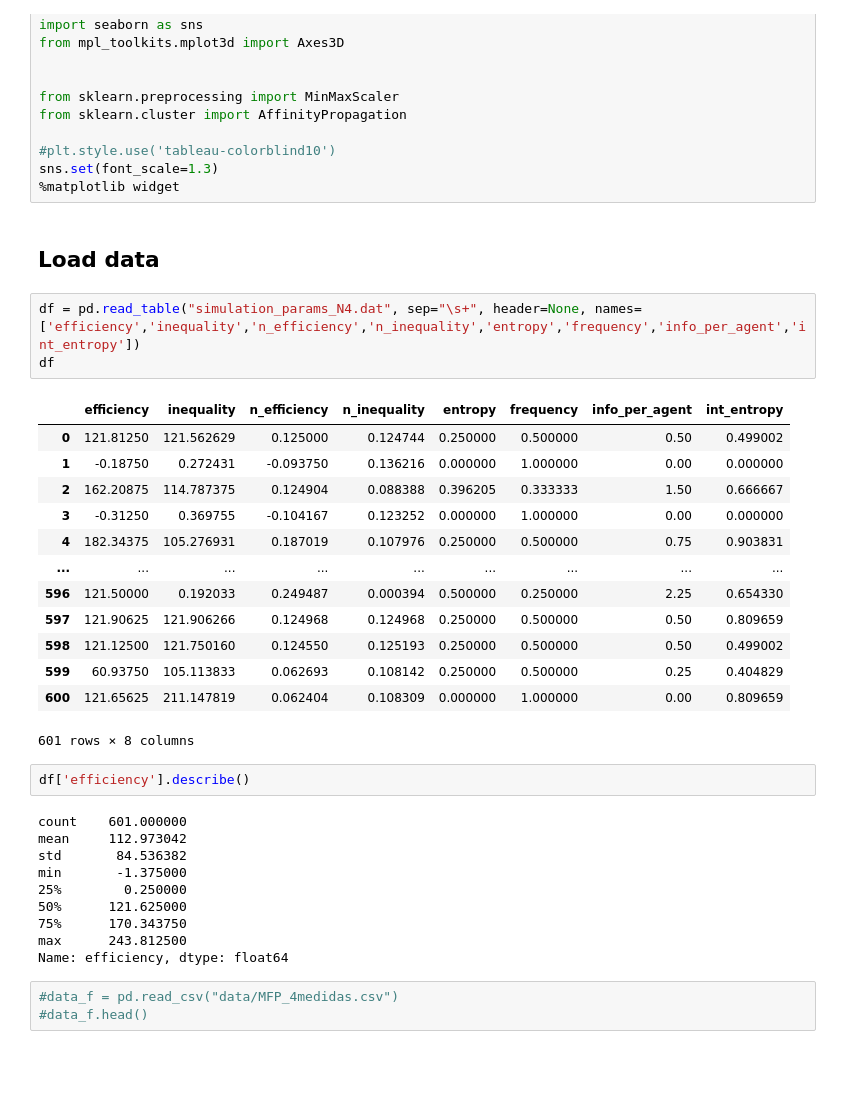
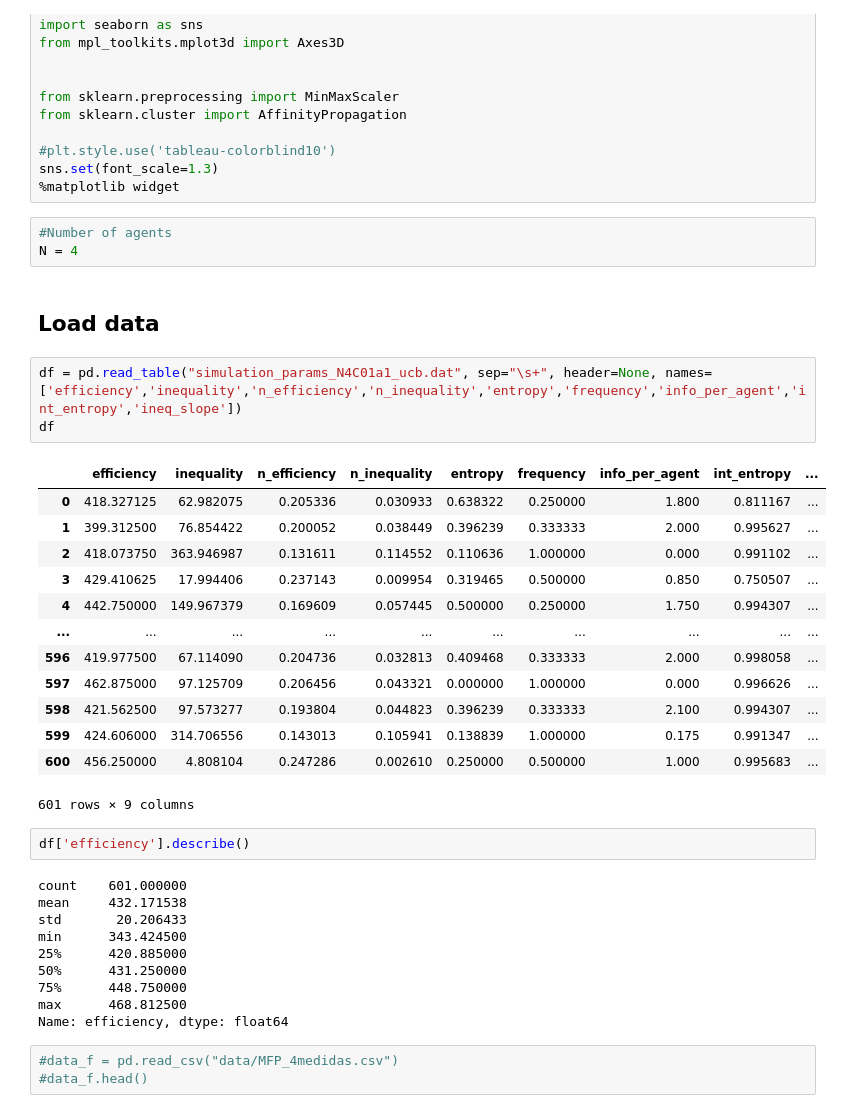
Before and after one commit to calvar/el_farol_agents, a Jupyter notebook: markov_fplay/TSNE_N4.ipynb, the cells around one changed output. Drawn from its saved outputs; the diff is of its cells as text; blank space fills up the shorter version.

```diff
--- a/markov_fplay/TSNE_N4.ipynb
+++ b/markov_fplay/TSNE_N4.ipynb
@@ -12,36 +12,39 @@ from sklearn.cluster import AffinityPropagation
 #plt.style.use('tableau-colorblind10')
 sns.set(font_scale=1.3)
 %matplotlib widget
+# %%
+#Number of agents
+N = 4
 # %% [markdown]
 ## Load data
 # %%
-df = pd.read_table("simulation_params_N4.dat", sep="\s+", header=None, names=['efficiency','inequality','n_efficiency','n_inequality','entropy','frequency','info_per_agent','int_entropy'])
+df = pd.read_table("simulation_params_N4C01a1_ucb.dat", sep="\s+", header=None, names=['efficiency','inequality','n_efficiency','n_inequality','entropy','frequency','info_per_agent','int_entropy','ineq_slope'])
 df
 # %% [output]
-|  | efficiency | inequality | n_efficiency | n_inequality | entropy | frequency | info_per_agent | int_entropy |
-| 0 | 121.81250 | 121.562629 | 0.125000 | 0.124744 | 0.250000 | 0.500000 | 0.50 | 0.499002 |
-| 1 | -0.18750 | 0.272431 | -0.093750 | 0.136216 | 0.000000 | 1.000000 | 0.00 | 0.000000 |
-| 2 | 162.20875 | 114.787375 | 0.124904 | 0.088388 | 0.396205 | 0.333333 | 1.50 | 0.666667 |
-| 3 | -0.31250 | 0.369755 | -0.104167 | 0.123252 | 0.000000 | 1.000000 | 0.00 | 0.000000 |
-| 4 | 182.34375 | 105.276931 | 0.187019 | 0.107976 | 0.250000 | 0.500000 | 0.75 | 0.903831 |
-| ... | ... | ... | ... | ... | ... | ... | ... | ... |
-| 596 | 121.50000 | 0.192033 | 0.249487 | 0.000394 | 0.500000 | 0.250000 | 2.25 | 0.654330 |
-| 597 | 121.90625 | 121.906266 | 0.124968 | 0.124968 | 0.250000 | 0.500000 | 0.50 | 0.809659 |
-| 598 | 121.12500 | 121.750160 | 0.124550 | 0.125193 | 0.250000 | 0.500000 | 0.50 | 0.499002 |
-| 599 | 60.93750 | 105.113833 | 0.062693 | 0.108142 | 0.250000 | 0.500000 | 0.25 | 0.404829 |
-| 600 | 121.65625 | 211.147819 | 0.062404 | 0.108309 | 0.000000 | 1.000000 | 0.00 | 0.809659 |
+|  | efficiency | inequality | n_efficiency | n_inequality | entropy | frequency | info_per_agent | int_entropy | ... |
+| 0 | 418.327125 | 62.982075 | 0.205336 | 0.030933 | 0.638322 | 0.250000 | 1.800 | 0.811167 | ... |
+| 1 | 399.312500 | 76.854422 | 0.200052 | 0.038449 | 0.396239 | 0.333333 | 2.000 | 0.995627 | ... |
+| 2 | 418.073750 | 363.946987 | 0.131611 | 0.114552 | 0.110636 | 1.000000 | 0.000 | 0.991102 | ... |
+| 3 | 429.410625 | 17.994406 | 0.237143 | 0.009954 | 0.319465 | 0.500000 | 0.850 | 0.750507 | ... |
+| 4 | 442.750000 | 149.967379 | 0.169609 | 0.057445 | 0.500000 | 0.250000 | 1.750 | 0.994307 | ... |
+| ... | ... | ... | ... | ... | ... | ... | ... | ... | ... |
+| 596 | 419.977500 | 67.114090 | 0.204736 | 0.032813 | 0.409468 | 0.333333 | 2.000 | 0.998058 | ... |
+| 597 | 462.875000 | 97.125709 | 0.206456 | 0.043321 | 0.000000 | 1.000000 | 0.000 | 0.996626 | ... |
+| 598 | 421.562500 | 97.573277 | 0.193804 | 0.044823 | 0.396239 | 0.333333 | 2.100 | 0.994307 | ... |
+| 599 | 424.606000 | 314.706556 | 0.143013 | 0.105941 | 0.138839 | 1.000000 | 0.175 | 0.991347 | ... |
+| 600 | 456.250000 | 4.808104 | 0.247286 | 0.002610 | 0.250000 | 0.500000 | 1.000 | 0.995683 | ... |
-601 rows × 8 columns
+601 rows × 9 columns
 # %%
 df['efficiency'].describe()
 # %% [output]
 count    601.000000
-mean     112.973042
-std       84.536382
-min       -1.375000
-25%        0.250000
-50%      121.625000
-75%      170.343750
-max      243.812500
+mean     432.171538
+std       20.206433
+min      343.424500
+25%      420.885000
+50%      431.250000
+75%      448.750000
+max      468.812500
 Name: efficiency, dtype: float64
 # %%
 #data_f = pd.read_csv("data/MFP_4medidas.csv")
```
Also changed, not shown: parts of 25 cells of this notebook, 23 other files.
